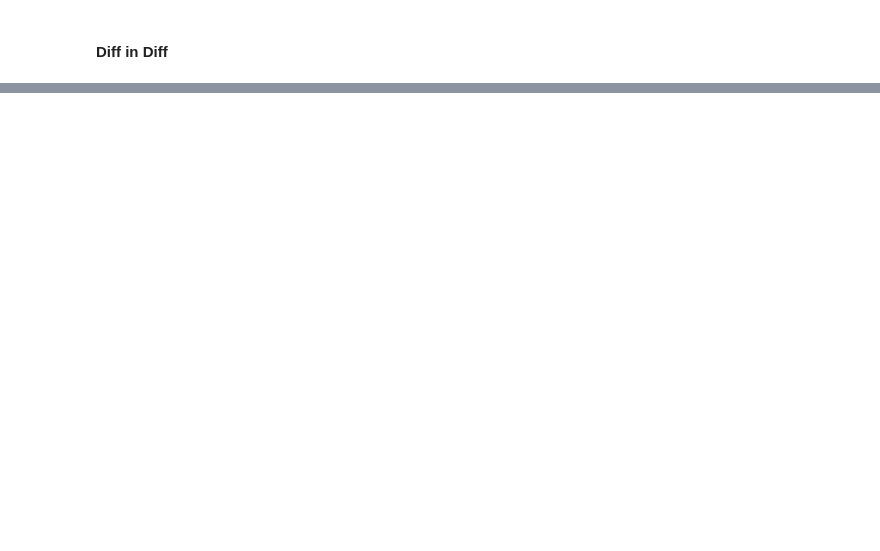
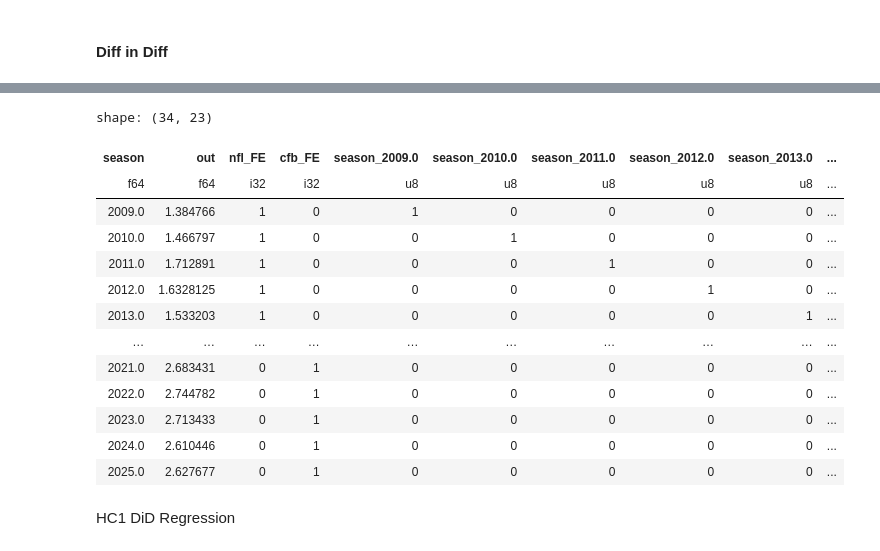
Before and after one commit to porterolson/cfb-projects, a Jupyter notebook: kickoff_DiD.ipynb, the cells around one changed output, grey strips where cells are left out. Drawn from its saved outputs; the diff is of its cells as text; code cells hidden in the pictures; blank space fills up the shorter version.

```diff
--- a/kickoff_DiD.ipynb
+++ b/kickoff_DiD.ipynb
@@ -591,0 +617,10 @@ plt.show()
+# %%
+nfl_data=nfl_injuries_league.select(['season','num_out_per_team_per_week'])
+nfl_data=nfl_data.rename({'num_out_per_team_per_week':'out'})
+nfl_data=nfl_data.with_columns(
+    pl.lit(1).alias('nfl_FE')
+)
+nfl_data=nfl_data.with_columns(
+    pl.lit(0).alias('cfb_FE')
+)
+nfl_data
@@ -591,0 +642,9 @@ plt.show()
+# %%
+cfb_data=cfb_injury_season_per_week_league.with_columns(
+    pl.lit(1).alias('cfb_FE')
+)
+cfb_data=cfb_data.with_columns(
+    pl.lit(0).alias('nfl_FE')
+)
+cfb_data=cfb_data.rename({'per_week':'out'})
+cfb_data
@@ -591,0 +666,32 @@ plt.show()
+# %%
+league_data=pl.concat([nfl_data,cfb_data],how='diagonal_relaxed')
+season_dummies=league_data['season'].to_dummies() #season FE
+league_data=pl.concat([league_data,season_dummies],how='horizontal')
+league_data=league_data.with_columns(
+    pl.when((pl.col('season')>2023)
+            )
+        .then(1)
+        .otherwise(0)
+        .alias('post')
+)
+
+league_data=league_data.with_columns(
+    (pl.col('nfl_FE')*pl.col('post')).alias('treatment')
+)
+# %% [output]
+shape: (34, 23)
+| season | out | nfl_FE | cfb_FE | season_2009.0 | season_2010.0 | season_2011.0 | season_2012.0 | season_2013.0 | ... |
+| f64 | f64 | i32 | i32 | u8 | u8 | u8 | u8 | u8 | ... |
+| 2009.0 | 1.384766 | 1 | 0 | 1 | 0 | 0 | 0 | 0 | ... |
+| 2010.0 | 1.466797 | 1 | 0 | 0 | 1 | 0 | 0 | 0 | ... |
+| 2011.0 | 1.712891 | 1 | 0 | 0 | 0 | 1 | 0 | 0 | ... |
+| 2012.0 | 1.6328125 | 1 | 0 | 0 | 0 | 0 | 1 | 0 | ... |
+| 2013.0 | 1.533203 | 1 | 0 | 0 | 0 | 0 | 0 | 1 | ... |
+| … | … | … | … | … | … | … | … | … | ... |
+| 2021.0 | 2.683431 | 0 | 1 | 0 | 0 | 0 | 0 | 0 | ... |
+| 2022.0 | 2.744782 | 0 | 1 | 0 | 0 | 0 | 0 | 0 | ... |
+| 2023.0 | 2.713433 | 0 | 1 | 0 | 0 | 0 | 0 | 0 | ... |
+| 2024.0 | 2.610446 | 0 | 1 | 0 | 0 | 0 | 0 | 0 | ... |
+| 2025.0 | 2.627677 | 0 | 1 | 0 | 0 | 0 | 0 | 0 | ... |
+# %% [markdown]
+HC1 DiD Regression
```
Also changed, not shown: parts of 14 cells of this notebook, 2 other files.
